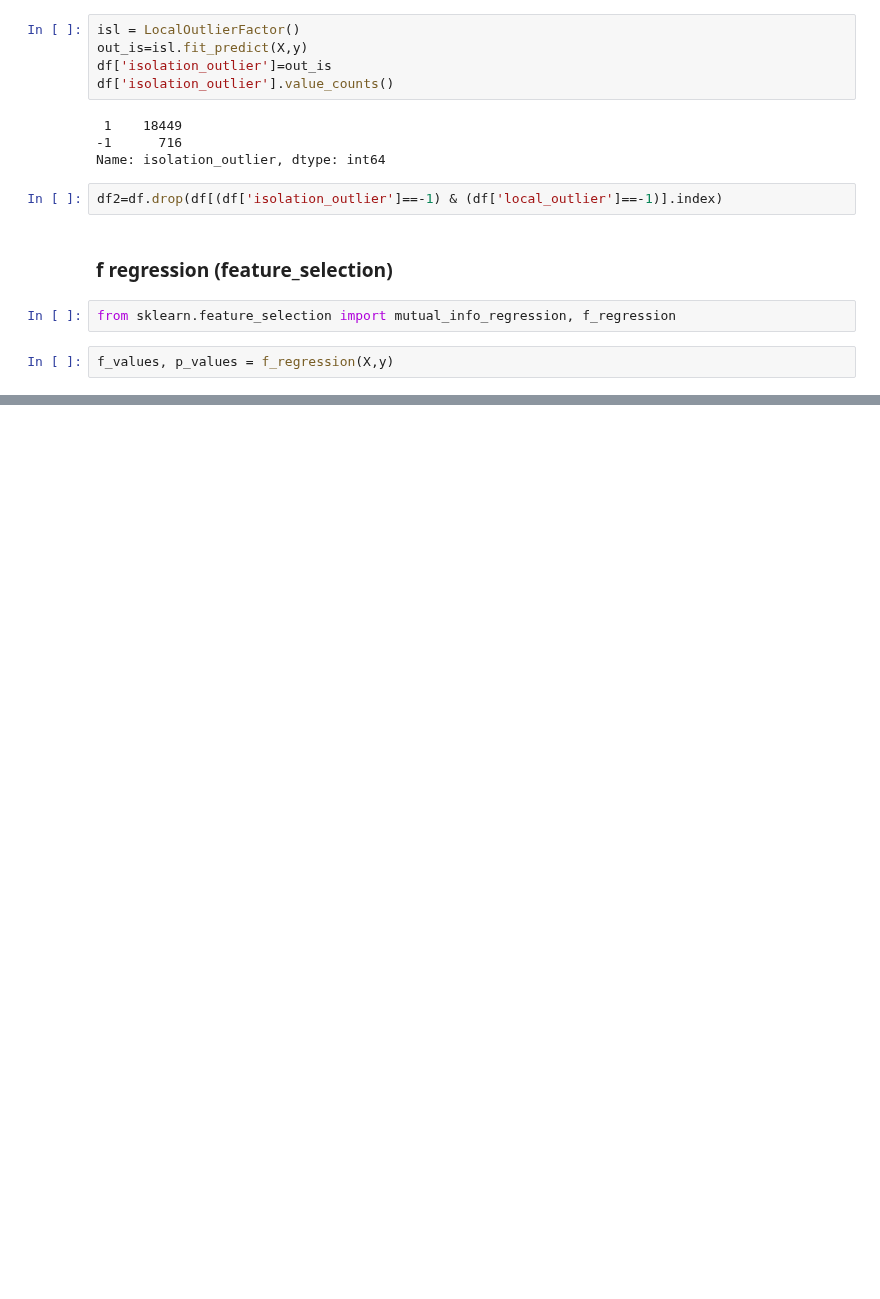
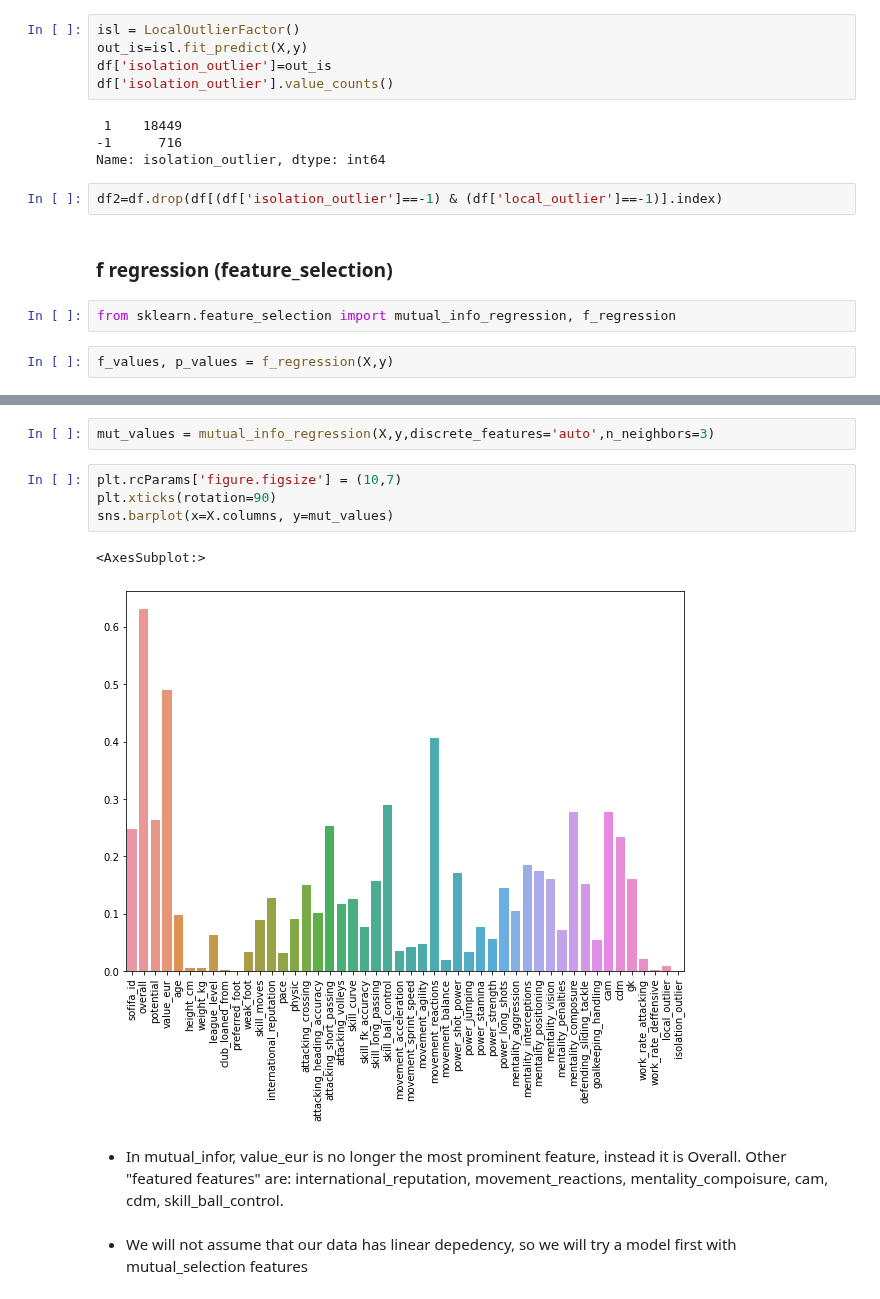
Before and after one commit to ironhack-bcn-data-pt/PR06-Machine-Learning-Group-Project, a Jupyter notebook: Feature_selection.ipynb, the cells around one changed output, grey strips where cells are left out. Saved outputs shown, nothing was run; the diff lists cells and outputs as text; blank space fills up the shorter version.

Commit message:
mutual_info selection done

```diff
--- a/Feature_selection.ipynb
+++ b/Feature_selection.ipynb
@@ -83,0 +80,13 @@ sns.barplot(x=X.columns, y=f_values)
+# %%
+mut_values = mutual_info_regression(X,y,discrete_features='auto',n_neighbors=3)
+# %%
+plt.rcParams['figure.figsize'] = (10,7)
+plt.xticks(rotation=90)
+sns.barplot(x=X.columns, y=mut_values)
+# %% [output]
+<AxesSubplot:>
+[figure, added]
+# %% [markdown]
+- In mutual_infor, value_eur is no longer the most prominent feature, instead it is Overall. Other "featured features" are:  international_reputation, movement_reactions, mentality_compoisure, cam, cdm, skill_ball_control.
+# %% [markdown]
+- We will not assume that our data has linear depedency, so we will try a model first with mutual_selection features
```
Also changed, not shown: parts of 3 cells of this notebook.
